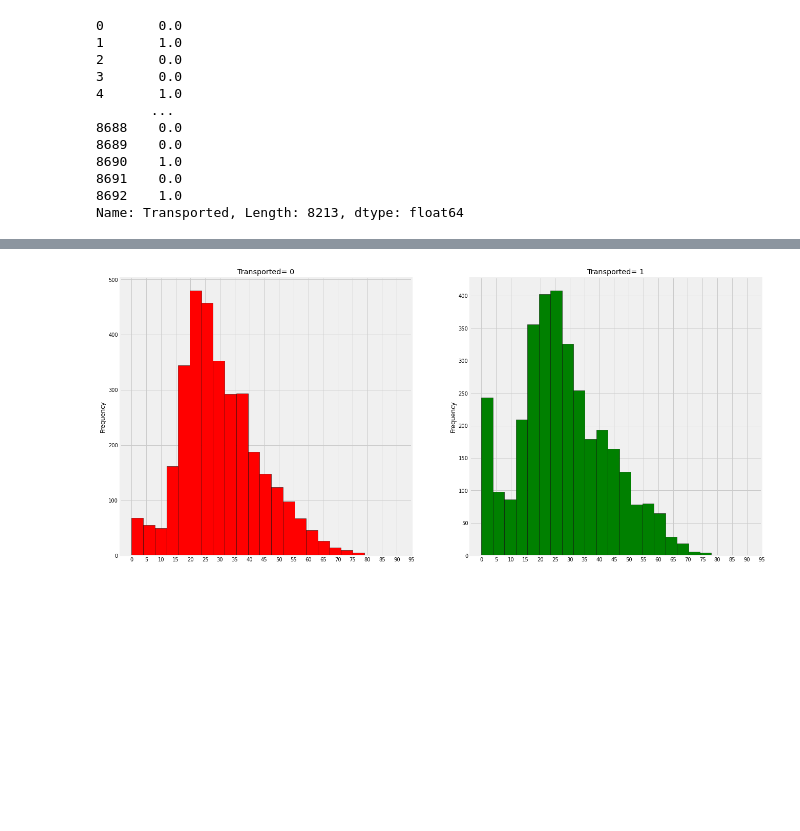
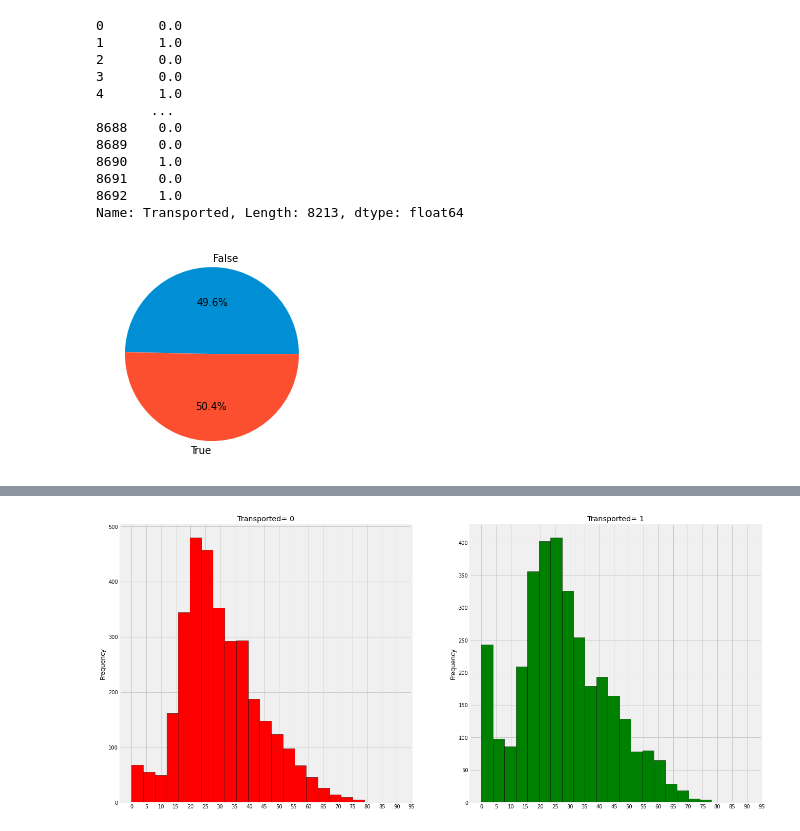
Before and after one commit to woojinhong03/My_Study_In_2022, a Jupyter notebook: spaceship.ipynb, the cells around one changed output, grey strips where cells are left out. Cells and saved outputs as stored; diff of their text form; code cells hidden in the pictures; blank space fills up the shorter version.

```diff
--- a/spaceship.ipynb
+++ b/spaceship.ipynb
@@ -133,3 +153,10 @@ data["Transported"]
 8691    0.0
 8692    1.0
 Name: Transported, Length: 8213, dtype: float64
+# %%
+tp_pi = [len(data[data['Transported'] == 0]), len(data[data['Transported'] == 1])]
+tp_pi_la = ['False','True']
+plt.pie(tp_pi, labels=tp_pi_la, autopct='%.1f%%')
+plt.show()
+# %% [output]
+[figure, added]
```
Also changed, not shown: parts of 12 cells of this notebook.
